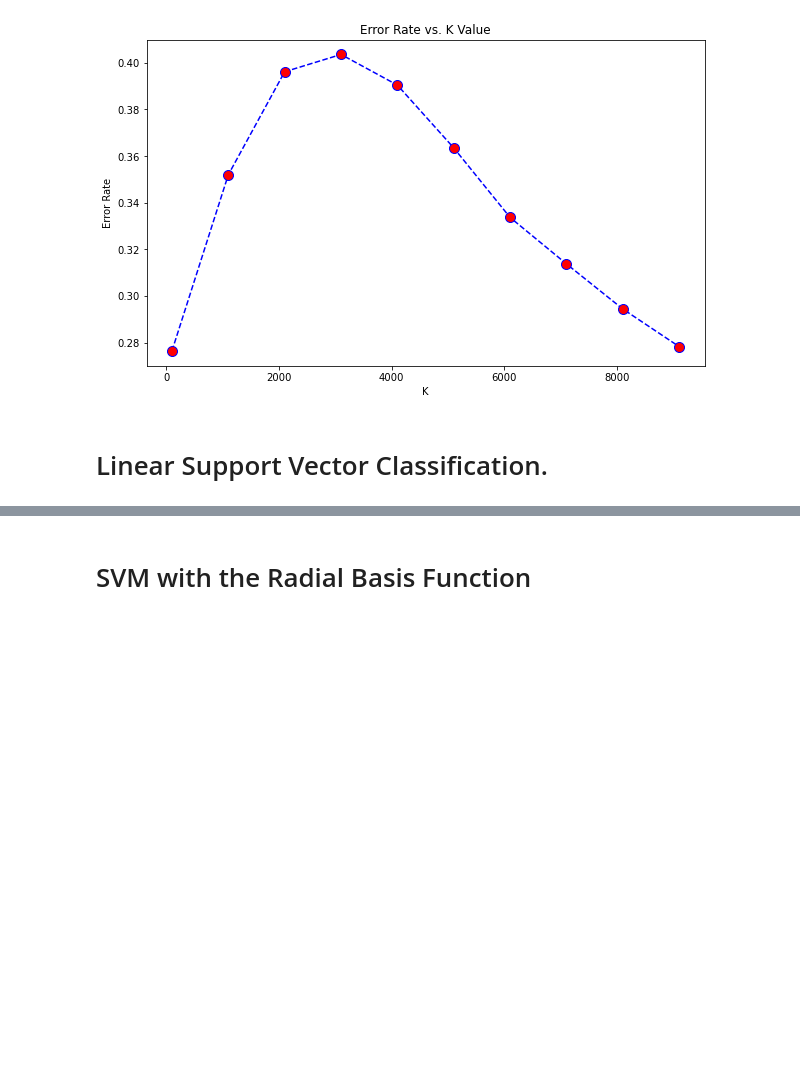
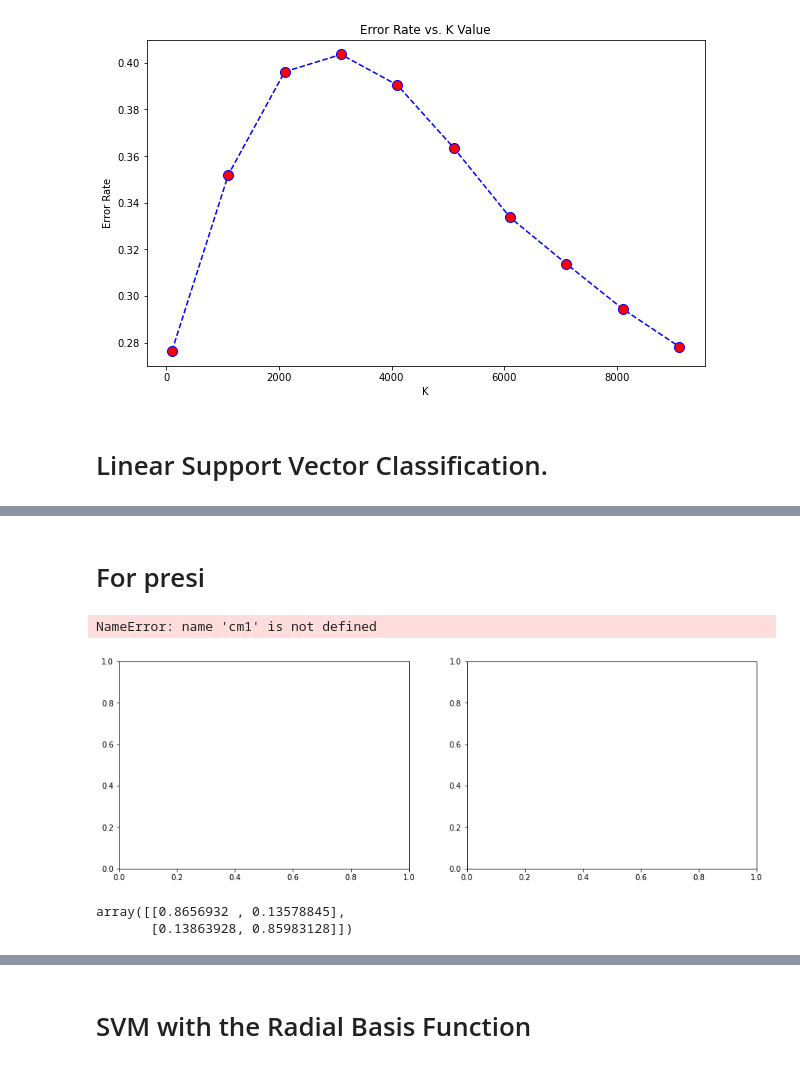
Before and after one commit to Julila/MLDA_Pr8, a Jupyter notebook: 2_Naive_Bayes.ipynb, the cells around one changed output, grey strips where cells are left out. Cells and saved outputs as stored; diff of their text form; code cells hidden in the pictures; blank space fills up the shorter version.

```diff
--- a/2_Naive_Bayes.ipynb
+++ b/2_Naive_Bayes.ipynb
@@ -107,4 +116,6 @@ confusion matrix:
 ------------------------------
+# %%
+cm1=confusion_matrix(y_test, y_pred)
 # %% [markdown]
 #  Naives Bayes + Count Vector
 # %%
@@ -388,7 +400,7 @@ print(metrics.classification_report(y_test, y_pred,
                                             target_names=['Positive', 'Negative']))
 
 print("confusion matrix:")
-cm = metrics.confusion_matrix(y_test, y_pred)
+cm2 = metrics.confusion_matrix(y_test, y_pred)
 print(cm)
 
 print('------------------------------')
@@ -458,3 +470,27 @@ confusion matrix:
+# %% [markdown]
+# For presi
+# %%
+fig, axis = plt.subplots(1, 2, figsize=(15, 5))
+x_axis_labels = ["Positive", "Negative"]
+y_axis_labels = ["Positive", "Negative"]
+
+
+C1 = cm1.astype('float') / cm1.sum(axis=1)[:, np.newaxis]
+C2 = cm2.astype('float') / cm2.sum(axis=1)[:, np.newaxis]
+
+sns.heatmap(ax = axis[0],data= cm1,annot=C1, xticklabels=x_axis_labels, yticklabels=y_axis_labels )
+axis[0].set_title("With Naive Bayes Tf- IDF")
+
+sns.heatmap(ax = axis[1],data=cm2,annot=C2,  xticklabels=x_axis_labels, yticklabels=y_axis_labels)
+axis[1].set_title("With SVCLinear Td-idf ")
+# %% [output]
+NameError: name 'cm1' is not defined
+[figure, added]
+# %%
+C1
+# %% [output]
+array([[0.8656932 , 0.13578845],
+       [0.13863928, 0.85983128]])
 # %%
 # LinearSVC + Count Vect
 # %%
```
Also changed, not shown: parts of 16 cells of this notebook, 2 other files.
